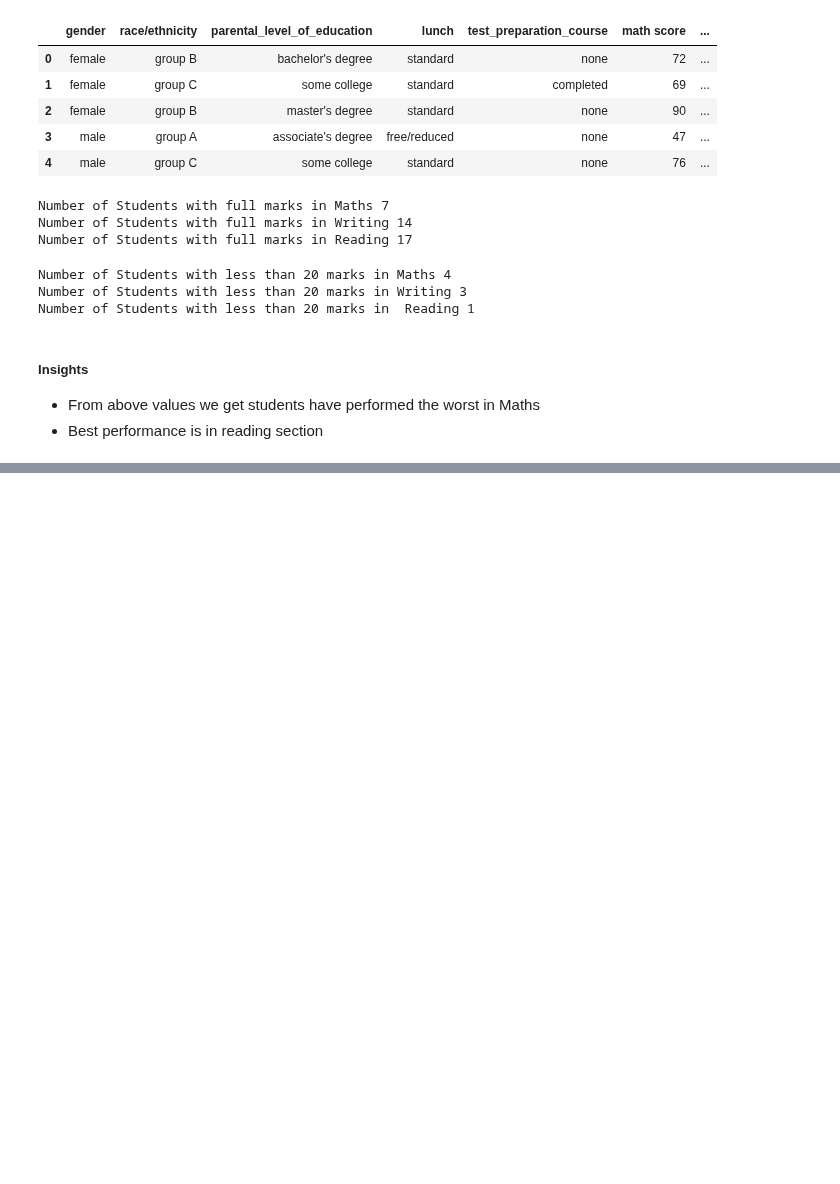
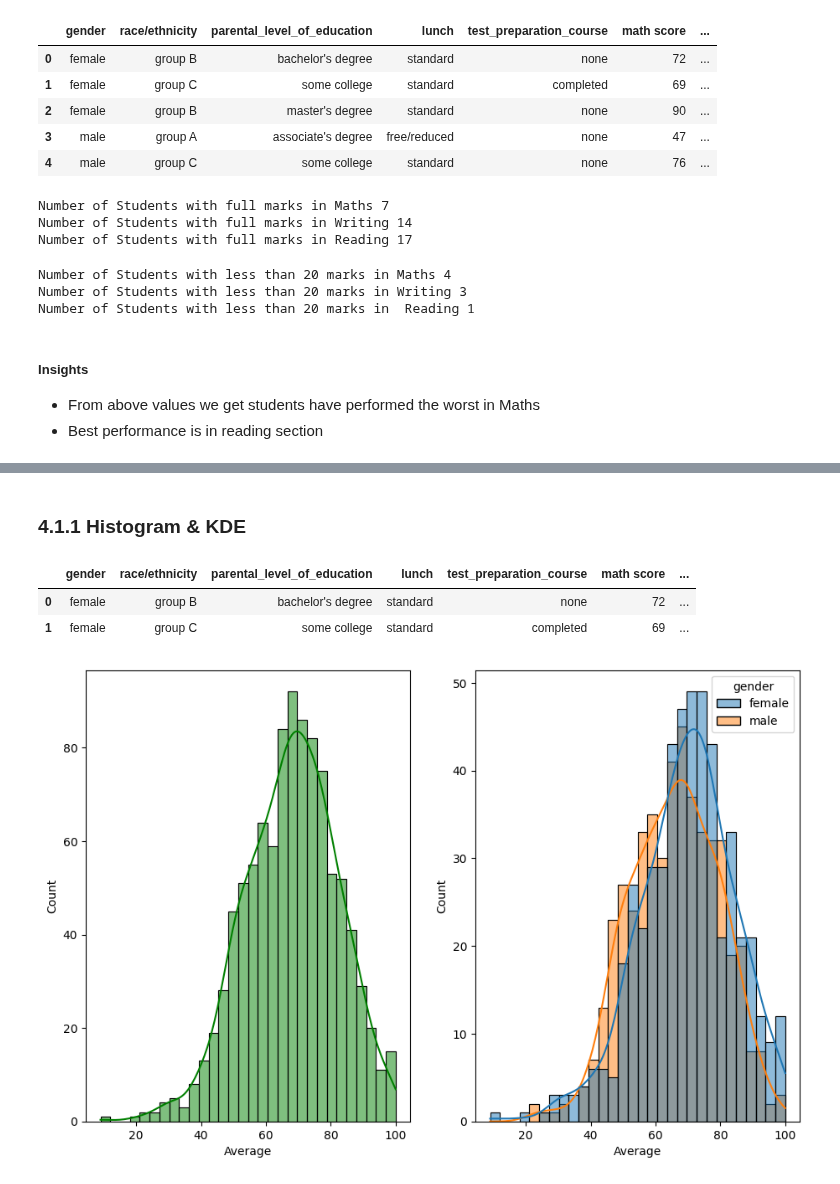
Before and after one commit to AMAN631-tech/MLPROJECT, a Jupyter notebook: notebook/EDA_STUD_PERF.ipynb, the cells around one changed output, grey strips where cells are left out. Drawn from its saved outputs; the diff is of its cells as text; code cells hidden in the pictures; blank space fills up the shorter version.

```diff
--- a/notebook/EDA_STUD_PERF.ipynb
+++ b/notebook/EDA_STUD_PERF.ipynb
@@ -259,0 +265,17 @@ Number of Students with less than 20 marks in  Reading 1
+# %% [markdown]
+### 4.1.1 Histogram & KDE
+# %%
+df.head(2)
+# %% [output]
+|  | gender | race/ethnicity | parental_level_of_education | lunch | test_preparation_course | math score | ... |
+| 0 | female | group B | bachelor's degree | standard | none | 72 | ... |
+| 1 | female | group C | some college | standard | completed | 69 | ... |
+# %%
+fig,axis = plt.subplots(1,2,figsize=(11,7))
+
+sns.histplot(data=df,x='Average',bins=30,color='g',kde=True,ax=axis[0])
+
+sns.histplot(data=df,x='Average',bins=30,color='g',kde=True,hue='gender',ax=axis[1])
+plt.show()
+# %% [output]
+[figure, added]
```
Also changed, not shown: parts of 55 cells of this notebook.
